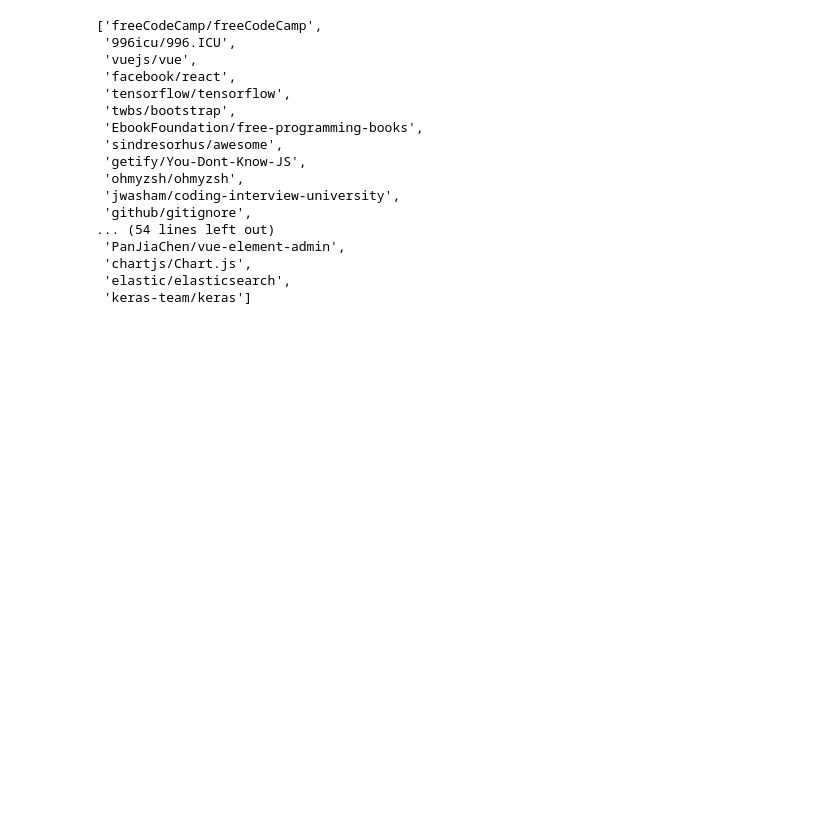
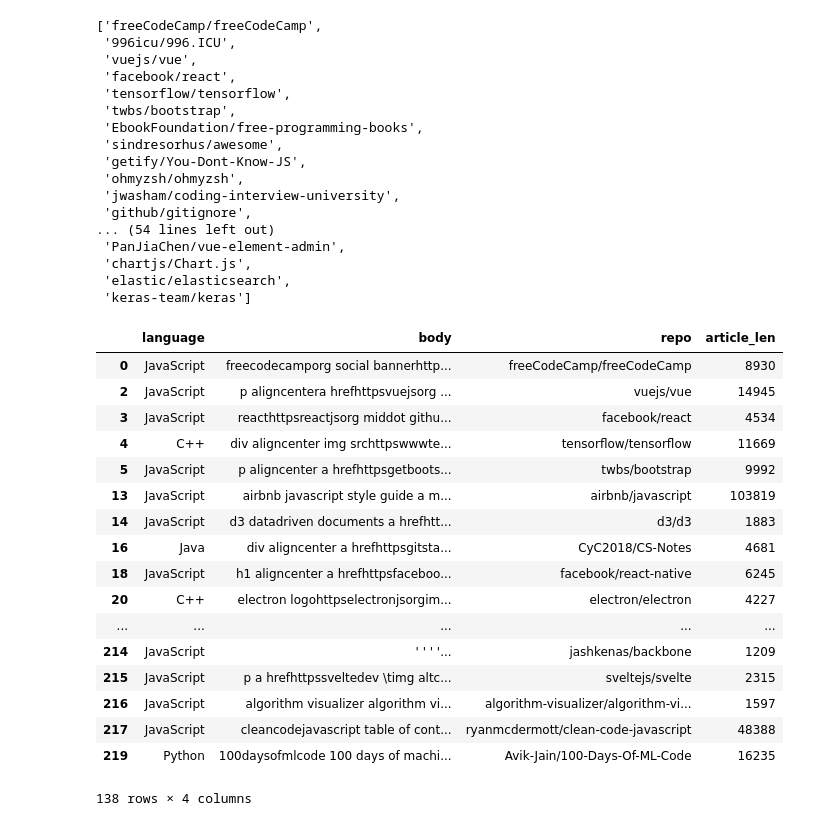
Before and after one commit to Tough-Scrape/nlp_project, a Jupyter notebook: nlp_scratch_jeff.ipynb, the cells around one changed output. Cells and saved outputs as stored; diff of their text form; code cells hidden in the pictures; blank space fills up the shorter version.

```diff
--- a/nlp_scratch_jeff.ipynb
+++ b/nlp_scratch_jeff.ipynb
@@ -693,0 +696,21 @@ stop_words = high_IDF_list + [list of super common words]
+# %%
+df
+# %% [output]
+|  | language | body | repo | article_len |
+| 0 | JavaScript | freecodecamporg social bannerhttp... | freeCodeCamp/freeCodeCamp | 8930 |
+| 2 | JavaScript | p aligncentera hrefhttpsvuejsorg ... | vuejs/vue | 14945 |
+| 3 | JavaScript | reacthttpsreactjsorg middot githu... | facebook/react | 4534 |
+| 4 | C++ | div aligncenter img srchttpswwwte... | tensorflow/tensorflow | 11669 |
+| 5 | JavaScript | p aligncenter a hrefhttpsgetboots... | twbs/bootstrap | 9992 |
+| 13 | JavaScript | airbnb javascript style guide a m... | airbnb/javascript | 103819 |
+| 14 | JavaScript | d3 datadriven documents a hrefhtt... | d3/d3 | 1883 |
+| 16 | Java | div aligncenter a hrefhttpsgitsta... | CyC2018/CS-Notes | 4681 |
+| 18 | JavaScript | h1 aligncenter a hrefhttpsfaceboo... | facebook/react-native | 6245 |
+| 20 | C++ | electron logohttpselectronjsorgim... | electron/electron | 4227 |
+| ... | ... | ... | ... | ... |
+| 214 | JavaScript | ' ' ' '... | jashkenas/backbone | 1209 |
+| 215 | JavaScript | p a hrefhttpssveltedev \timg altc... | sveltejs/svelte | 2315 |
+| 216 | JavaScript | algorithm visualizer algorithm vi... | algorithm-visualizer/algorithm-vi... | 1597 |
+| 217 | JavaScript | cleancodejavascript table of cont... | ryanmcdermott/clean-code-javascript | 48388 |
+| 219 | Python | 100daysofmlcode 100 days of machi... | Avik-Jain/100-Days-Of-ML-Code | 16235 |
+138 rows × 4 columns
```
Also changed, not shown: parts of 3 cells of this notebook.
